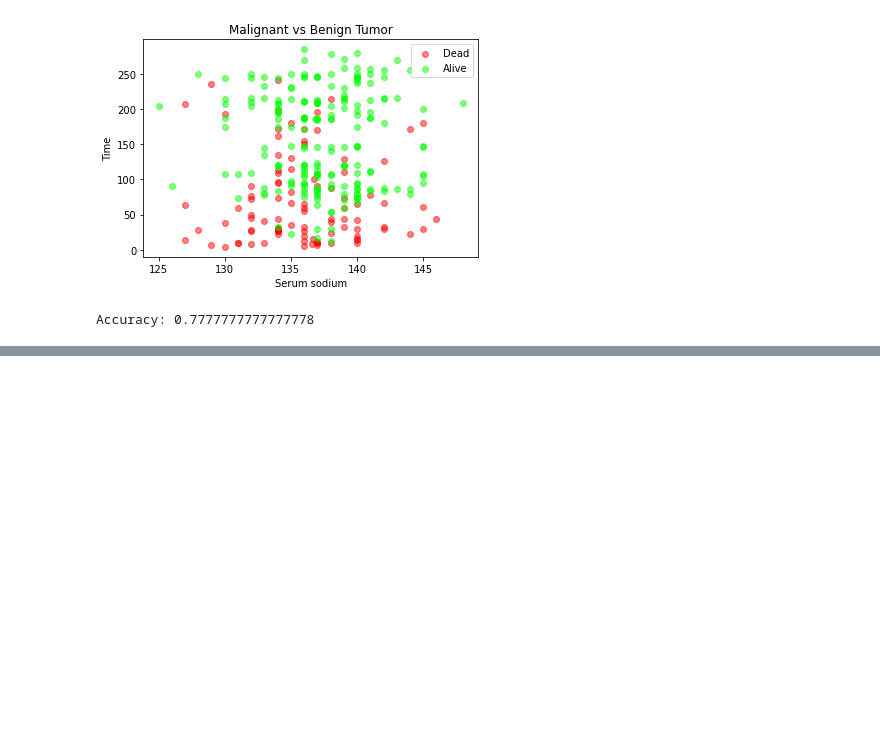
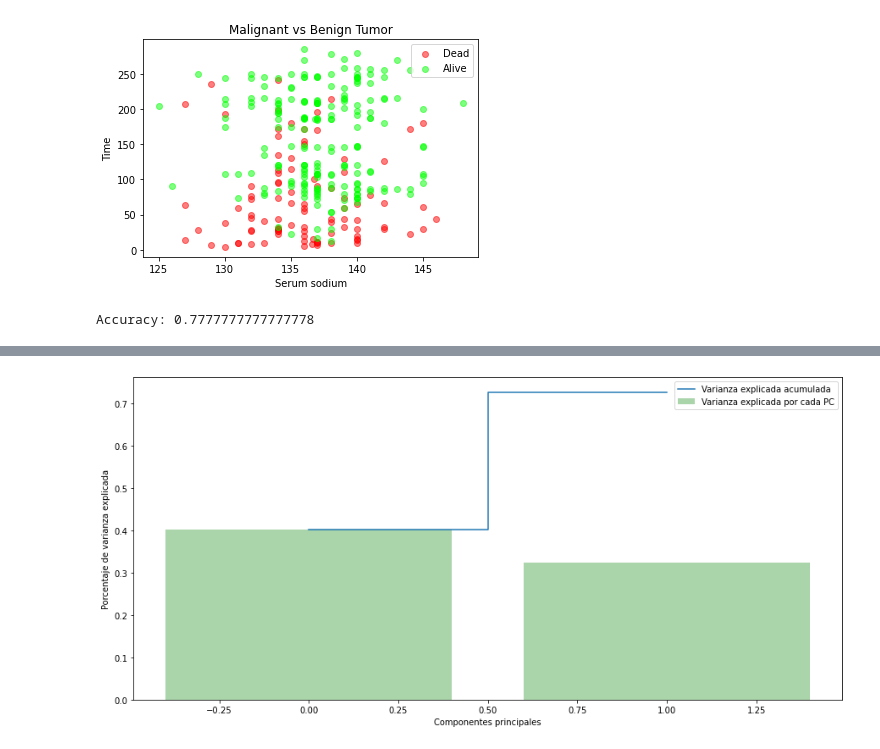
Before and after one commit to CamiloCJ09/Analitical-Proyect, a Jupyter notebook: AnaliticalProyect.ipynb, the cells around one changed output, grey strips where cells are left out. Cells and saved outputs as stored; diff of their text form; code cells hidden in the pictures; blank space fills up the shorter version.

```diff
--- a/AnaliticalProyect.ipynb
+++ b/AnaliticalProyect.ipynb
@@ -565,3 +565,26 @@ y_pred = gnb.predict(X_test)
 print("Accuracy:",metrics.accuracy_score(y_test, y_pred))
 # %% [output]
 Accuracy: 0.7777777777777778
+# %%
+from sklearn.cluster import KMeans as KMeans
+
+#X['anaemia'] = list(map(lambda x: x.replace('True', 1), X['anaemia']))
+#X['anaemia'] = list(map(lambda x: x.replace('False', 0), X['anaemia']))
+#print(X['anemia'])
+#print(X['anaemia'])
+X = df[Feature_Cols]
+print(X)
+X = StandardScaler().fit_transform(X)
+from sklearn.decomposition import PCA
+pca = PCA(n_components=2)
+principalComponents = pca.fit_transform(X)
+principalDf = pd.DataFrame(data = principalComponents
+             , columns = ['principal component 1', 'principal component 2'])
+
+
+km = KMeans(
+    n_clusters=2, init='random',
+    n_init=10, max_iter=400,
+    tol=1e-04, random_state=0
+)
+y_km = km.fit_predict(principalDf)
@@ -567,0 +684,14 @@ Accuracy: 0.7777777777777778
+# %%
+var_exp=pca.explained_variance_ratio_
+cum_var_exp = np.cumsum(var_exp)
+var_exp
+
+plt.figure(figsize=(15, 7))
+plt.bar(range(len(var_exp)), var_exp, alpha=0.3333, align='center', label='Varianza explicada por cada PC', color = 'g')
+plt.step(range(len(cum_var_exp)), cum_var_exp, where='mid',label='Varianza explicada acumulada')
+plt.ylabel('Porcentaje de varianza explicada')
+plt.xlabel('Componentes principales')
+plt.legend(loc='best')
+plt.show()
+# %% [output]
+[figure, added]
```
Also changed, not shown: parts of 11 cells of this notebook, 1 other file.
